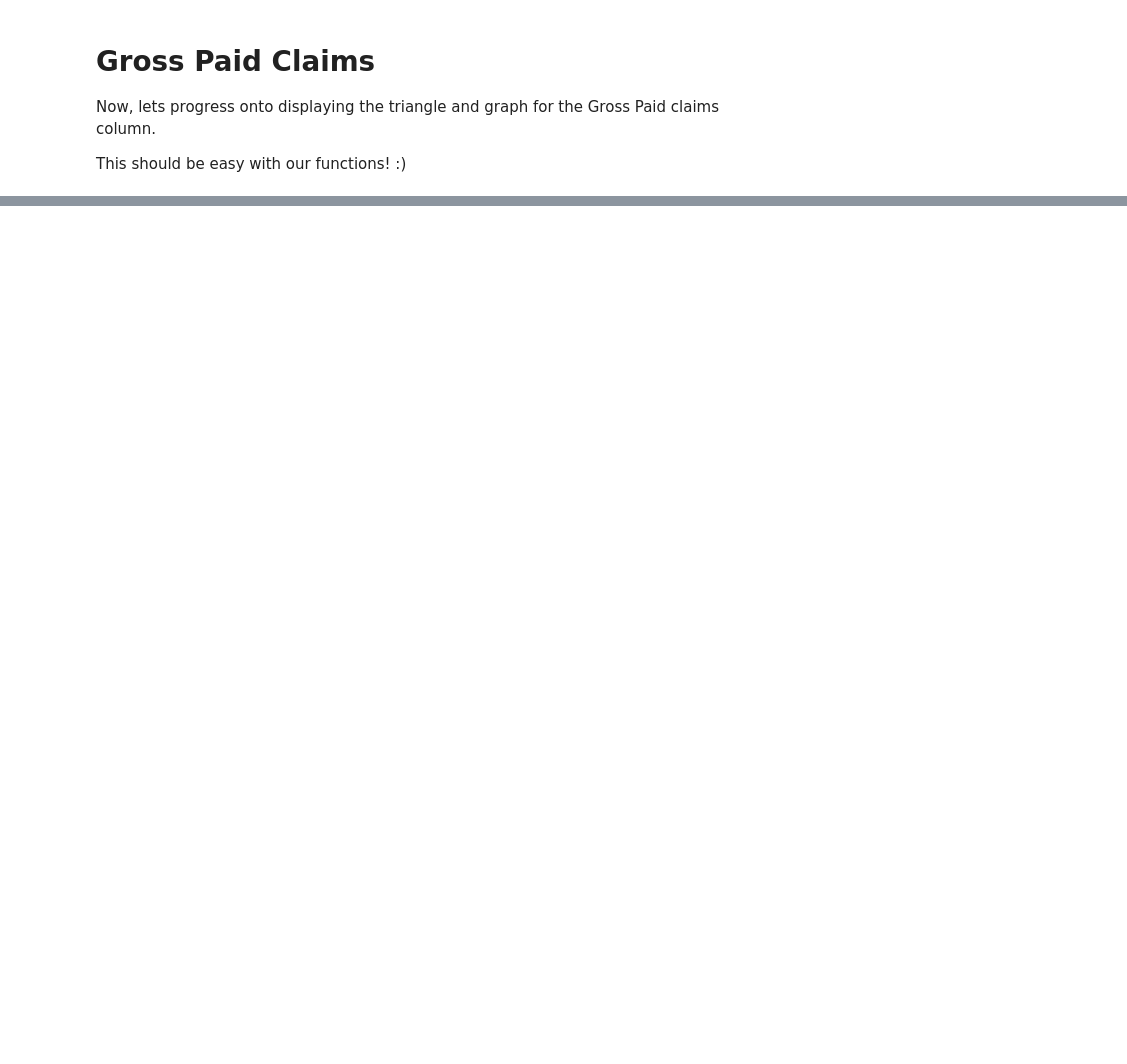
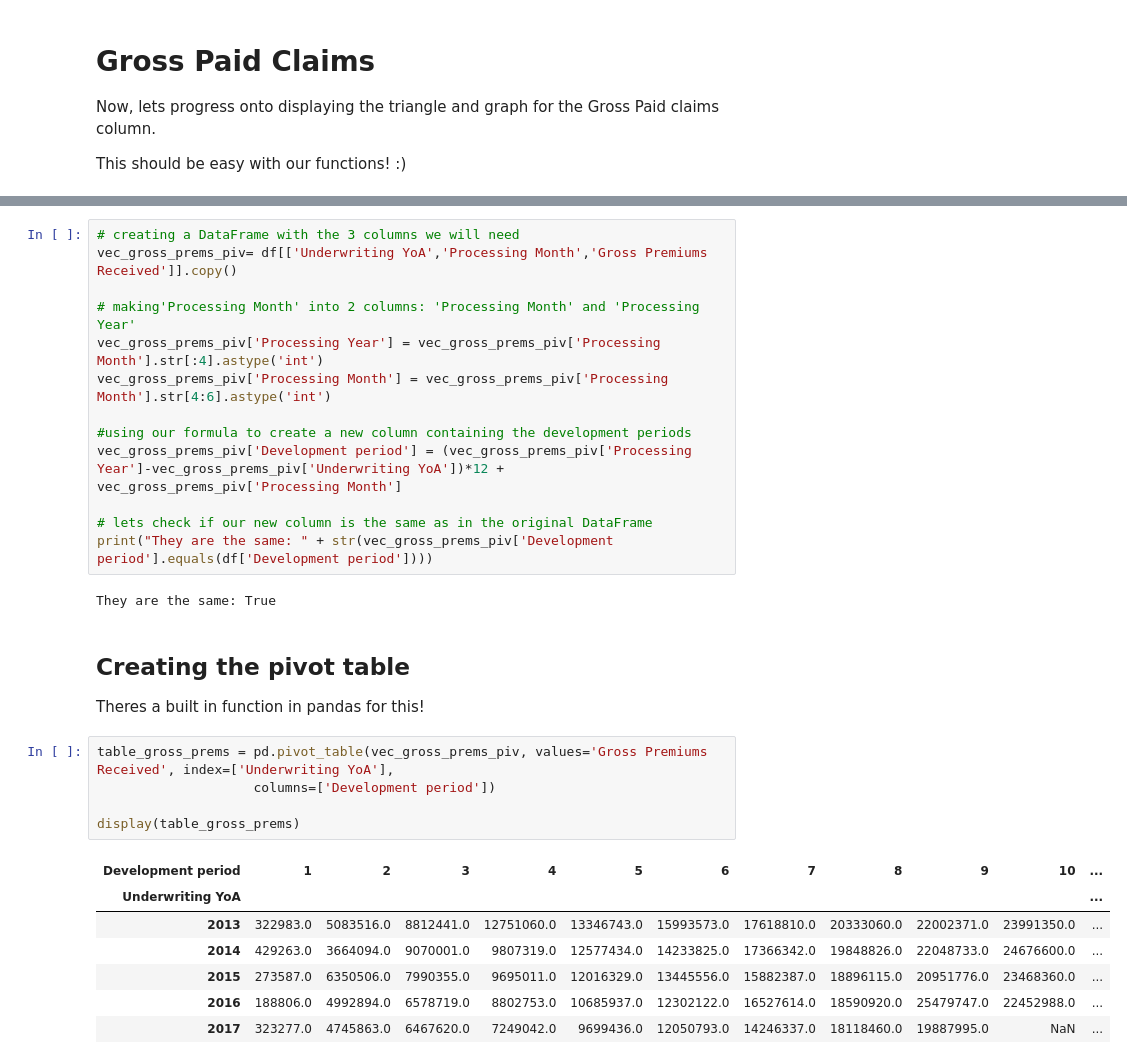
Before and after one commit to fk20268/How2, a Jupyter notebook: triangle_notebook.ipynb, the cells around one changed output, grey strips where cells are left out. Cells and saved outputs as stored; diff of their text form; blank space fills up the shorter version.

Commit message:
demonstrating using vectoor calculations

```diff
--- a/triangle_notebook.ipynb
+++ b/triangle_notebook.ipynb
@@ -482,0 +573,32 @@ display(table_gross_paid)
+# %%
+# creating a DataFrame with the 3 columns we will need
+vec_gross_prems_piv= df[['Underwriting YoA','Processing Month','Gross Premiums Received']].copy()
+
+# making'Processing Month' into 2 columns: 'Processing Month' and 'Processing Year'
+vec_gross_prems_piv['Processing Year'] = vec_gross_prems_piv['Processing Month'].str[:4].astype('int')
+vec_gross_prems_piv['Processing Month'] = vec_gross_prems_piv['Processing Month'].str[4:6].astype('int')
+
+#using our formula to create a new column containing the development periods
+vec_gross_prems_piv['Development period'] = (vec_gross_prems_piv['Processing Year']-vec_gross_prems_piv['Underwriting YoA'])*12 + vec_gross_prems_piv['Processing Month']
+
+# lets check if our new column is the same as in the original DataFrame
+print("They are the same: " + str(vec_gross_prems_piv['Development period'].equals(df['Development period'])))
+# %% [output]
+They are the same: True
+# %% [markdown]
+## Creating the pivot table
+
+Theres a built in function in pandas for this!
+# %%
+table_gross_prems = pd.pivot_table(vec_gross_prems_piv, values='Gross Premiums Received', index=['Underwriting YoA'],
+                    columns=['Development period'])
+
+display(table_gross_prems)
+# %% [output]
+| Development period | 1 | 2 | 3 | 4 | 5 | 6 | 7 | 8 | 9 | 10 | ... |
+| Underwriting YoA |  |  |  |  |  |  |  |  |  |  | ... |
+| 2013 | 322983.0 | 5083516.0 | 8812441.0 | 12751060.0 | 13346743.0 | 15993573.0 | 17618810.0 | 20333060.0 | 22002371.0 | 23991350.0 | ... |
+| 2014 | 429263.0 | 3664094.0 | 9070001.0 | 9807319.0 | 12577434.0 | 14233825.0 | 17366342.0 | 19848826.0 | 22048733.0 | 24676600.0 | ... |
+| 2015 | 273587.0 | 6350506.0 | 7990355.0 | 9695011.0 | 12016329.0 | 13445556.0 | 15882387.0 | 18896115.0 | 20951776.0 | 23468360.0 | ... |
+| 2016 | 188806.0 | 4992894.0 | 6578719.0 | 8802753.0 | 10685937.0 | 12302122.0 | 16527614.0 | 18590920.0 | 25479747.0 | 22452988.0 | ... |
+| 2017 | 323277.0 | 4745863.0 | 6467620.0 | 7249042.0 | 9699436.0 | 12050793.0 | 14246337.0 | 18118460.0 | 19887995.0 | NaN | ... |
```
Also changed, not shown: parts of 28 cells of this notebook.
